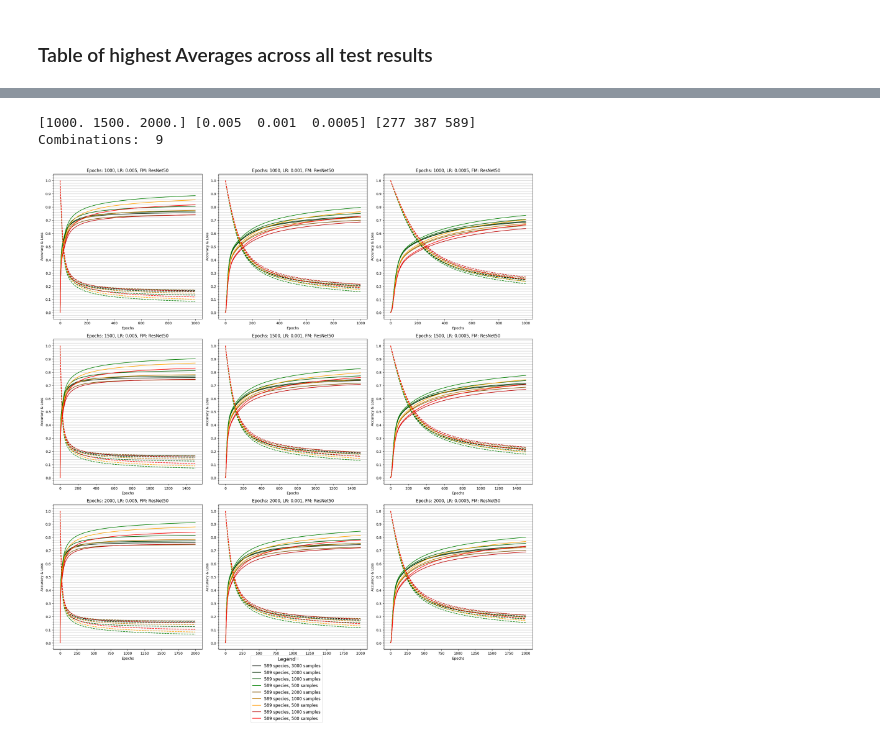
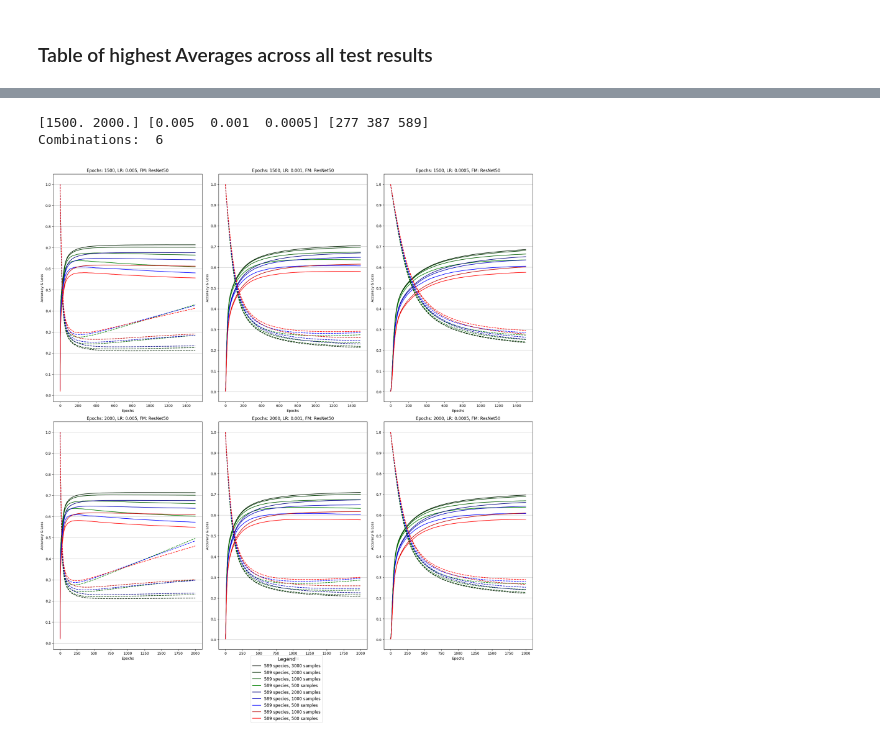
Before and after one commit to leo-grz/BachelorThesis_LepidopteraFGIC, a Jupyter notebook: notebooks/08_results_analysis.ipynb, the cells around one changed output, grey strips where cells are left out. Drawn from its saved outputs; the diff is of its cells as text; code cells hidden in the pictures.

```diff
--- a/notebooks/08_results_analysis.ipynb
+++ b/notebooks/08_results_analysis.ipynb
@@ -4,7 +4,8 @@ import numpy as np
 import matplotlib.pyplot as plt
 from itertools import product
 # %%
-PATH_TO_RESULTS = '/home/lgierz/BA_MothClassification/data/processed/results/'
+PATH_TO_RESULTS = '/home/lgierz/BA_MothClassification/data/processed/results_pca512_val_both001/'
+#PATH_TO_RESULTS = '/home/lgierz/BA_MothClassification/data/processed/results_pca512_val_din0001_res001/'
 # %%
 
 DATASET_CONFIGS = {
@@ -225,15 +200,17 @@ plt.show()
 
 # Colors for foundational models
 epoch_colors = {
-    1000: 'red',
     1500: 'blue',
-    2000: 'green',
+    2000: 'red',
 }
 
 lr_shades = {
+    0.005: 0.9,
+    0.001: 0.6,
     0.0005: 0.3,
-    0.001: 0.6,
-    0.005: 0.9
+    # 0.0001: 0.6,
+    # 0.0: 0.9,
+
 }
 
 # Create the plot
@@ -272,10 +249,10 @@ for i, row in linear_df.iterrows():
         alpha=0.9
     )
     i += 1
-    if i != 0 and i % 9 == 0:
+    if i != 0 and i % 6 == 0:
         xtick_labels.append(f"{row['FoundationalModel']}: {row['SpeciesAmount']} Species, {row['SampleAmount']} Samples")
         baseoffset += 0.4
-    if i != 0 and i % 81 == 0:
+    if i != 0 and i % 54 == 0:
         baseoffset += 1.2
 
 
@@ -286,8 +263,9 @@ for i, row in linear_df.iterrows():
 #ax.set_xlabel('Species-Samples')
 ax.set_ylabel('Accuracy')
 ax.set_title('Accuracy for Logistic Regression Runs')
-dino_ticks = [1.8 + 4 * x for x in range(9)]
-resnet_ticks = [38.8 + 4 * x for x in range(9)]
+dino_ticks = [1 + 2.8 * x for x in range(9)]
+print(dino_ticks[-1])
+resnet_ticks = [27.4 + 2.8 * x for x in range(9)]
 ax.set_xticks(dino_ticks + resnet_ticks)
 #ax.set_xticks(range(2, 2 * (len(xtick_labels) + 1), 2))
 ax.set_xticklabels(xtick_labels, rotation=45, ha='right')
@@ -306,20 +285,24 @@ plt.show()
 # %%
 # Find unique epochs and learning rates
-unique_epochs = linear_df['Epochs'].unique()
-unique_learning_rates = linear_df['Learning Rate'].unique()
-unique_species_amounts = linear_df['SpeciesAmount'].unique()
+
 foundational_models = ['ResNet50']
+
+resnet_linear_df = linear_df[linear_df['FoundationalModel'].isin(foundational_models)]
+
+unique_epochs = resnet_linear_df['Epochs'].unique()
+unique_learning_rates = resnet_linear_df['Learning Rate'].unique()
+unique_species_amounts = resnet_linear_df['SpeciesAmount'].unique()
 
 print(unique_epochs, unique_learning_rates, unique_species_amounts)
 
 
-fig, axs = plt.subplots(3, 3, figsize=(20, 20))
+fig, axs = plt.subplots(2, 3, figsize=(20, 20))
 fig.subplots_adjust(hspace=0.33, wspace=0.33)
 
 # Colors for the lines
 species_colors = {
     277: 'green',
-    387: 'orange',
+    387: 'blue',
     589: 'red'
 }
 
@@ -336,38 +319,38 @@ def generate_combinations(*args):
 
 combinations = generate_combinations(unique_epochs, unique_learning_rates, foundational_models)
 
 print('Combinations: ', len(combinations))
 # Draw the line plots
 for idx, (epoch, lr, fm) in enumerate(combinations):
     ax = axs[idx // 3, idx % 3]
     runs = linear_df[(linear_df['Epochs'] == epoch) & (linear_df['Learning Rate'] == lr) & (linear_df['FoundationalModel'] == fm)].reset_index()
     for i, run in runs.iterrows():
-        epoch_losses = eval(run['Epoch Losses'])  # Eval for list of losses
+        epoch_losses = eval(run['Validation Losses'])  # Eval for list of losses
         epoch_losses_max = max(epoch_losses)
         epoch_losses = [loss / epoch_losses_max for loss in epoch_losses]
-        epoch_accuracies = eval(run['Epoch Accuracies'])  # Eval for list of accuracies
+        epoch_accuracies = eval(run['Validation Accuracies'])  # Eval for list of accuracies
 
         color = species_colors[run['SpeciesAmount']]
         shade = samplesize_shades[run['SampleAmount']]
         adjusted_color = adjust_color_brightness(color, shade)
 
         ax.plot(epoch_losses, linestyle='--', color=adjusted_color)
         ax.plot(epoch_accuracies, label=f'{species_amount} species, {run["SampleAmount"]} samples', linestyle='-', color=adjusted_color)
         ax.yaxis.set_major_locator(plt.MultipleLocator(0.1))
-        ax.yaxis.set_minor_locator(plt.MultipleLocator(0.02))
+        #ax.yaxis.set_minor_locator(plt.MultipleLocator(0.02))
         ax.grid(axis='y', which='both', linestyle='-', color='gray', alpha=0.5)
         ax.set_title(f'Epochs: {int(epoch)}, LR: {lr}, FM: {fm}')
         ax.set_xlabel('Epochs')
         ax.set_ylabel('Accuracy & Loss')
 
 handles, labels = axs[0, 0].get_legend_handles_labels()
 fig.legend(handles, labels, loc='center', bbox_to_anchor=(0.5, -0.05), title="Legend", fontsize=12, title_fontsize=14)
 
 plt.tight_layout()
 plt.show()
 # %% [output]
-[1000. 1500. 2000.] [0.005  0.001  0.0005] [277 387 589]
-Combinations:  9
+[1500. 2000.] [0.005  0.001  0.0005] [277 387 589]
+Combinations:  6
-[figure, old version]
+[figure, new version]
 # %%
 # Find unique epochs and learning rates
```
Also changed, not shown: parts of 20 cells of this notebook, 18 other files.
